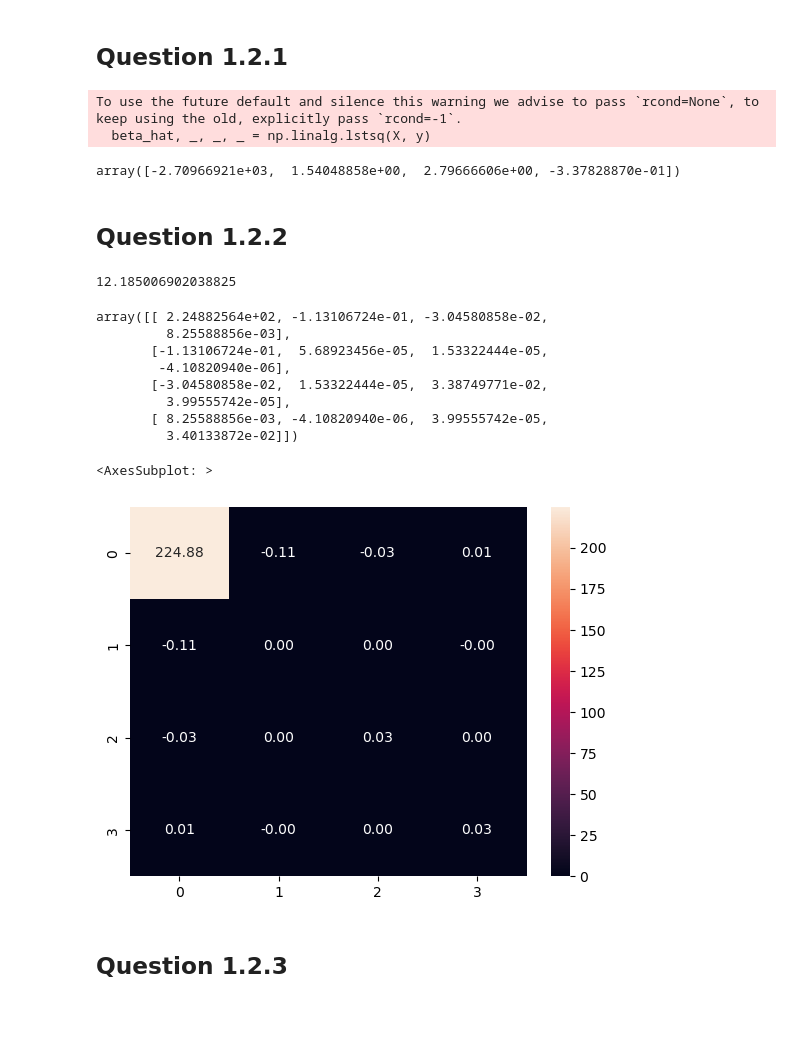
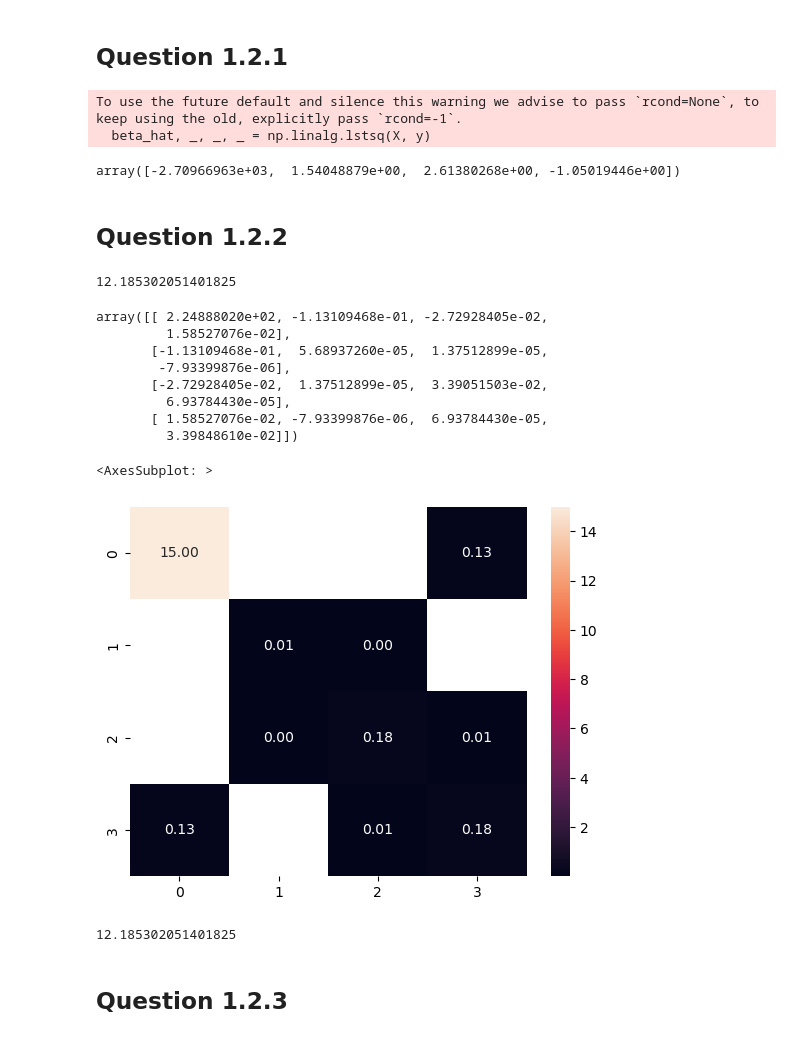
Before and after one commit to volesen/time-series-analysis, a Jupyter notebook: assignment1/assignment1.ipynb, the cells around one changed output. Saved outputs shown, nothing was run; the diff lists cells and outputs as text; code cells hidden in the pictures.

```diff
--- a/assignment1/assignment1.ipynb
+++ b/assignment1/assignment1.ipynb
@@ -7,7 +7,7 @@ import matplotlib.pyplot as plt
 import seaborn as sns
 import scipy
 # %%
-df = pd.read_csv('A1_co2.txt', sep=" ")
+df = pd.read_csv('./A1_co2.txt', sep=' ')
 df.head()
 # %% [output]
 |  | year | month | time | co2 |
@@ -41,8 +41,8 @@ X = np.vstack(
     [
         np.ones_like(train["time"]),
         train["time"],
-        np.sin(2 * np.pi / MONTHS_IN_YEAR * (train["month"] - 1)),
-        np.cos(2 * np.pi / MONTHS_IN_YEAR * (train["month"] - 1)),
+        np.sin(2 * np.pi * train["time"]),
+        np.cos(2 * np.pi * train["time"]),
     ]
 ).T
 # %%
@@ -53,7 +53,7 @@ beta_hat
 # %% [output]
 To use the future default and silence this warning we advise to pass `rcond=None`, to keep using the old, explicitly pass `rcond=-1`.
   beta_hat, _, _, _ = np.linalg.lstsq(X, y)
-array([-2.70966921e+03,  1.54048858e+00,  2.79666606e+00, -3.37828870e-01])
+array([-2.70966963e+03,  1.54048879e+00,  2.61380268e+00, -1.05019446e+00])
 # %% [markdown]
 ## Question 1.2.2
 # %%
@@ -64,25 +64,29 @@ residuals = y - X @ beta_hat
 sigma_hat2 = np.sum(residuals ** 2) / (N - p)
 sigma_hat2
 # %% [output]
-12.185006902038825
+12.185302051401825
 # %%
 beta_hat_var = sigma_hat2 * np.linalg.inv(X.T @ X)
 beta_hat_var
 # %% [output]
-array([[ 2.24882564e+02, -1.13106724e-01, -3.04580858e-02,
-         8.25588856e-03],
-       [-1.13106724e-01,  5.68923456e-05,  1.53322444e-05,
-        -4.10820940e-06],
-       [-3.04580858e-02,  1.53322444e-05,  3.38749771e-02,
-         3.99555742e-05],
-       [ 8.25588856e-03, -4.10820940e-06,  3.99555742e-05,
-         3.40133872e-02]])
+array([[ 2.24888020e+02, -1.13109468e-01, -2.72928405e-02,
+         1.58527076e-02],
+       [-1.13109468e-01,  5.68937260e-05,  1.37512899e-05,
+        -7.93399876e-06],
+       [-2.72928405e-02,  1.37512899e-05,  3.39051503e-02,
+         6.93784430e-05],
+       [ 1.58527076e-02, -7.93399876e-06,  6.93784430e-05,
+         3.39848610e-02]])
 # %%
 # Heatmap of the variance of the coefficients
-sns.heatmap(beta_hat_var, annot=True, fmt=".2f")
+sns.heatmap(np.sqrt(beta_hat_var), annot=True, fmt=".2f")
 # %% [output]
 <AxesSubplot: >
-[figure, old version]
+[figure, new version]
+# %%
+sigma_hat2
+# %% [output]
+12.185302051401825
 # %% [markdown]
 ## Question 1.2.3
 # %%
```
Also changed, not shown: parts of 7 cells of this notebook.
